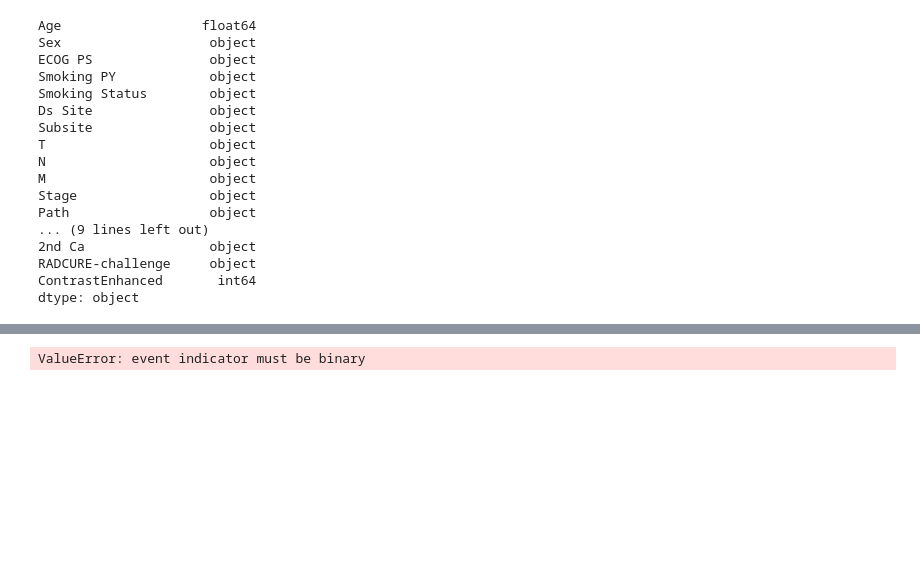
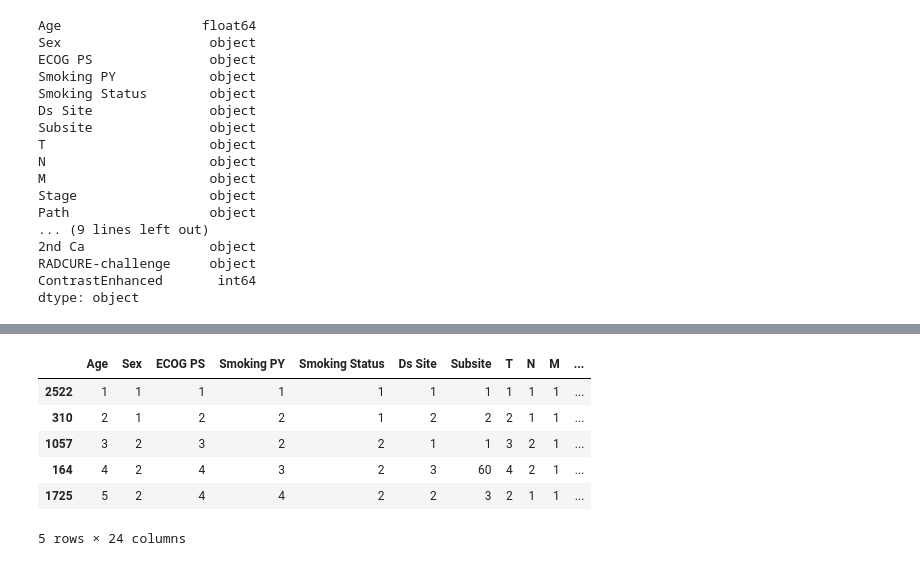
Before and after one commit to aleksandra-maciruta/BINF5507, a Jupyter notebook: Assignment_4/Scripts/main.ipynb, the cells around one changed output, grey strips where cells are left out. Saved outputs shown, nothing was run; the diff lists cells and outputs as text; code cells hidden in the pictures; blank space fills up the shorter version.

```diff
--- a/Assignment_4/Scripts/main.ipynb
+++ b/Assignment_4/Scripts/main.ipynb
@@ -843,55 +612,10 @@ Cannot proceed due to missing columns.
-# %%
-import numpy as np
-from sksurv.util import Surv
-
-# Assuming 'Length FU' is the time until the event or censoring (duration)
-# and 'Status' is the binary event indicator (1 for event, 0 for censoring)
-
-# Ensure 'Status' column contains only 0 and 1
-radcure_clinical['Status'] = radcure_clinical['Status'].map({'Dead': 1, 'Alive': 0})  # Modify as per actual values in your column
-radcure_clinical['Status'] = radcure_clinical['Status'].fillna(0).astype(int)  # Replace NaNs with 0 and convert to integer
-
-# Create the structured array for survival data
-data_y = Surv.from_dataframe("Status", "Length FU", radcure_clinical)
-
-# Verify the format of data_y
-print("Structured survival data (y):")
-print(data_y)
-
-# Proceed with training the Random Survival Forest model
-rsf = RandomSurvivalForest(n_estimators=100, random_state=42)
-rsf.fit(data_x, data_y)
-
-# Compute feature importance
-result = permutation_importance(rsf, data_x, data_y, n_repeats=15, random_state=42)
-
-# Create a DataFrame for feature importance
-feature_importance = pd.DataFrame(
-    {
-        k: result[k]
-        for k in ("importances_mean", "importances_std")
-    },
-    index=data_x.columns,
-).sort_values(by="importances_mean", ascending=False)
-
-# Check if feature_importance is created correctly
-if 'importances_mean' in feature_importance.columns:
-    print("Feature importance is defined successfully.")
-else:
-    print("Error: Feature importance was not created properly.")
-
-# Plot feature importance if the DataFrame is correctly defined
-if 'importances_mean' in feature_importance.columns:
-    plt.figure(figsize=(10, 6))
-    plt.title('Feature Importances')
-    plt.barh(feature_importance.index, feature_importance['importances_mean'],
-             xerr=feature_importance['importances_std'], align='center')
-    plt.xlabel('Mean Importance')
-    plt.ylabel('Features')
-    plt.gca().invert_yaxis()
-    plt.tight_layout()
-    plt.show()
-else:
-    print("Feature importance is not defined, skipping the plot.")
-# %% [output]
-ValueError: event indicator must be binary
+# %%
+X_train.head()
+# %% [output]
+|  | Age | Sex | ECOG PS | Smoking PY | Smoking Status | Ds Site | Subsite | T | N | M | ... |
+| 2522 | 1 | 1 | 1 | 1 | 1 | 1 | 1 | 1 | 1 | 1 | ... |
+| 310 | 2 | 1 | 2 | 2 | 1 | 2 | 2 | 2 | 1 | 1 | ... |
+| 1057 | 3 | 2 | 3 | 2 | 2 | 1 | 1 | 3 | 2 | 1 | ... |
+| 164 | 4 | 2 | 4 | 3 | 2 | 3 | 60 | 4 | 2 | 1 | ... |
+| 1725 | 5 | 2 | 4 | 4 | 2 | 2 | 3 | 2 | 1 | 1 | ... |
+5 rows × 24 columns
```
Also changed, not shown: parts of 19 cells of this notebook.
